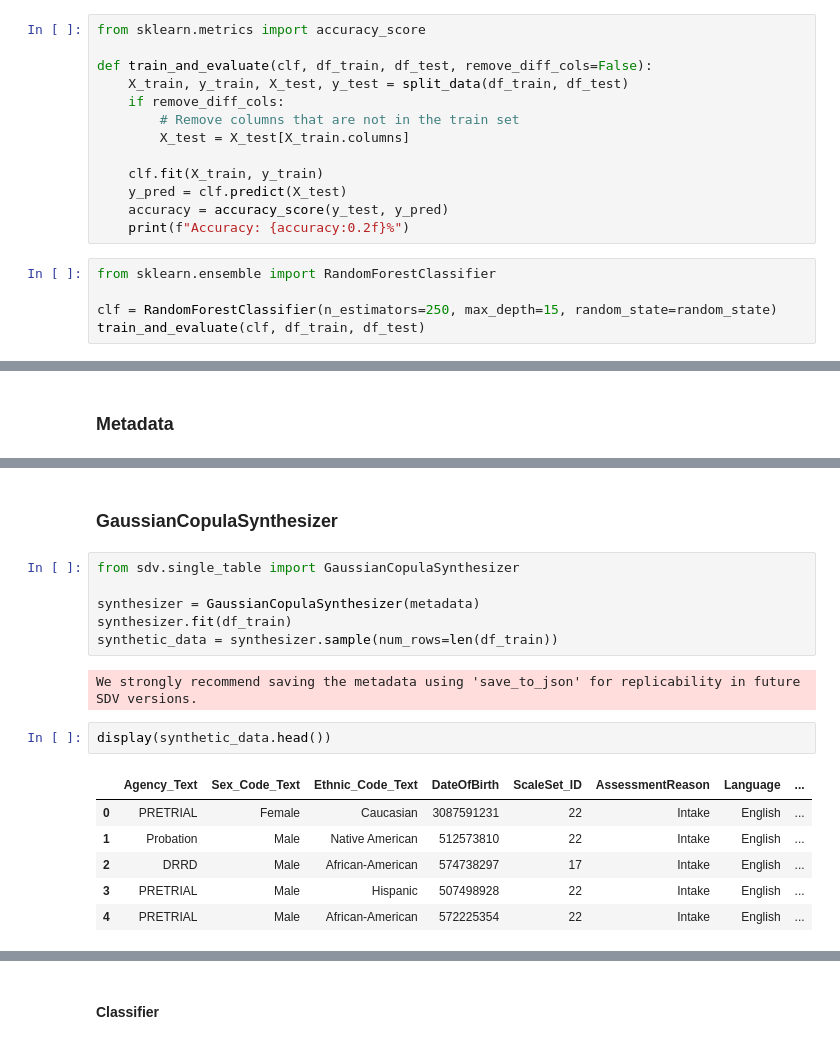
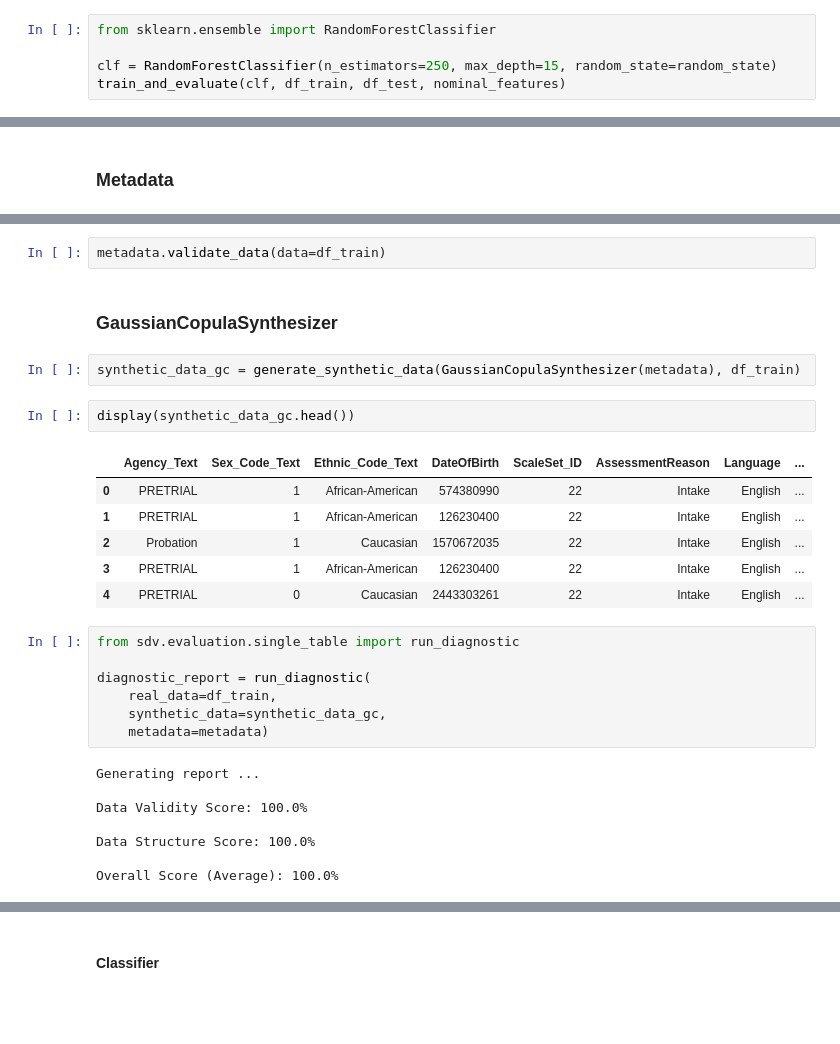
Before and after one commit to mkleinegger/data-synthesizer-evaluation, a Jupyter notebook: assignment1.ipynb, the cells around one changed output, grey strips where cells are left out. Cells and saved outputs as stored; diff of their text form; blank space fills up the shorter version.

```diff
--- a/assignment1.ipynb
+++ b/assignment1.ipynb
@@ -143,19 +138,6 @@ def split_data(df_train, df_test):
-# %%
-from sklearn.metrics import accuracy_score
-
-def train_and_evaluate(clf, df_train, df_test, remove_diff_cols=False):
-    X_train, y_train, X_test, y_test = split_data(df_train, df_test)
-    if remove_diff_cols:
-        # Remove columns that are not in the train set
-        X_test = X_test[X_train.columns]
-
-    clf.fit(X_train, y_train)
-    y_pred = clf.predict(X_test)
-    accuracy = accuracy_score(y_test, y_pred)
-    print(f"Accuracy: {accuracy:0.2f}%")
 # %%
 from sklearn.ensemble import RandomForestClassifier
 
 clf = RandomForestClassifier(n_estimators=250, max_depth=15, random_state=random_state)
-train_and_evaluate(clf, df_train, df_test)
+train_and_evaluate(clf, df_train, df_test, nominal_features)
 # %% [output]
@@ -178,19 +166,30 @@ metadata.validate_data(data=df_train)
+# %%
+metadata.validate_data(data=df_train)
 # %% [markdown]
 ### GaussianCopulaSynthesizer
-# %%
-from sdv.single_table import GaussianCopulaSynthesizer
-
-synthesizer = GaussianCopulaSynthesizer(metadata)
-synthesizer.fit(df_train)
-synthetic_data = synthesizer.sample(num_rows=len(df_train))
-# %% [output]
-We strongly recommend saving the metadata using 'save_to_json' for replicability in future SDV versions.
+# %%
+synthetic_data_gc = generate_synthetic_data(GaussianCopulaSynthesizer(metadata), df_train)
 # %%
-display(synthetic_data.head())
+display(synthetic_data_gc.head())
 # %% [output]
 |  | Agency_Text | Sex_Code_Text | Ethnic_Code_Text | DateOfBirth | ScaleSet_ID | AssessmentReason | Language | ... |
-| 0 | PRETRIAL | Female | Caucasian | 3087591231 | 22 | Intake | English | ... |
-| 1 | Probation | Male | Native American | 512573810 | 22 | Intake | English | ... |
-| 2 | DRRD | Male | African-American | 574738297 | 17 | Intake | English | ... |
-| 3 | PRETRIAL | Male | Hispanic | 507498928 | 22 | Intake | English | ... |
-| 4 | PRETRIAL | Male | African-American | 572225354 | 22 | Intake | English | ... |
+| 0 | PRETRIAL | 1 | African-American | 574380990 | 22 | Intake | English | ... |
+| 1 | PRETRIAL | 1 | African-American | 126230400 | 22 | Intake | English | ... |
+| 2 | Probation | 1 | Caucasian | 1570672035 | 22 | Intake | English | ... |
+| 3 | PRETRIAL | 1 | African-American | 126230400 | 22 | Intake | English | ... |
+| 4 | PRETRIAL | 0 | Caucasian | 2443303261 | 22 | Intake | English | ... |
+# %%
+from sdv.evaluation.single_table import run_diagnostic
+
+diagnostic_report = run_diagnostic(
+    real_data=df_train,
+    synthetic_data=synthetic_data_gc,
+    metadata=metadata)
+# %% [output]
+Generating report ...
+
+Data Validity Score: 100.0%
+
+Data Structure Score: 100.0%
+
+Overall Score (Average): 100.0%
```
Also changed, not shown: parts of 33 cells of this notebook, 2 other files.
